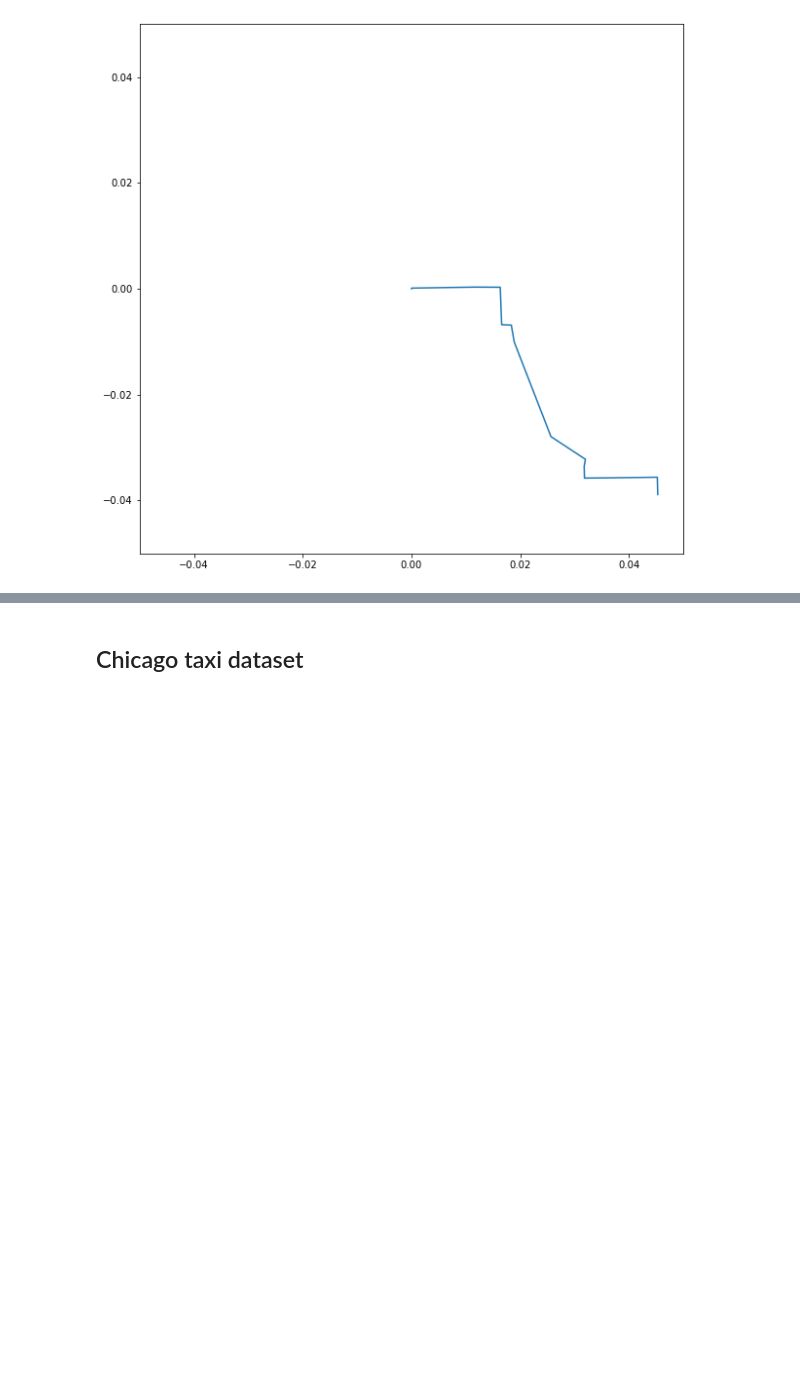
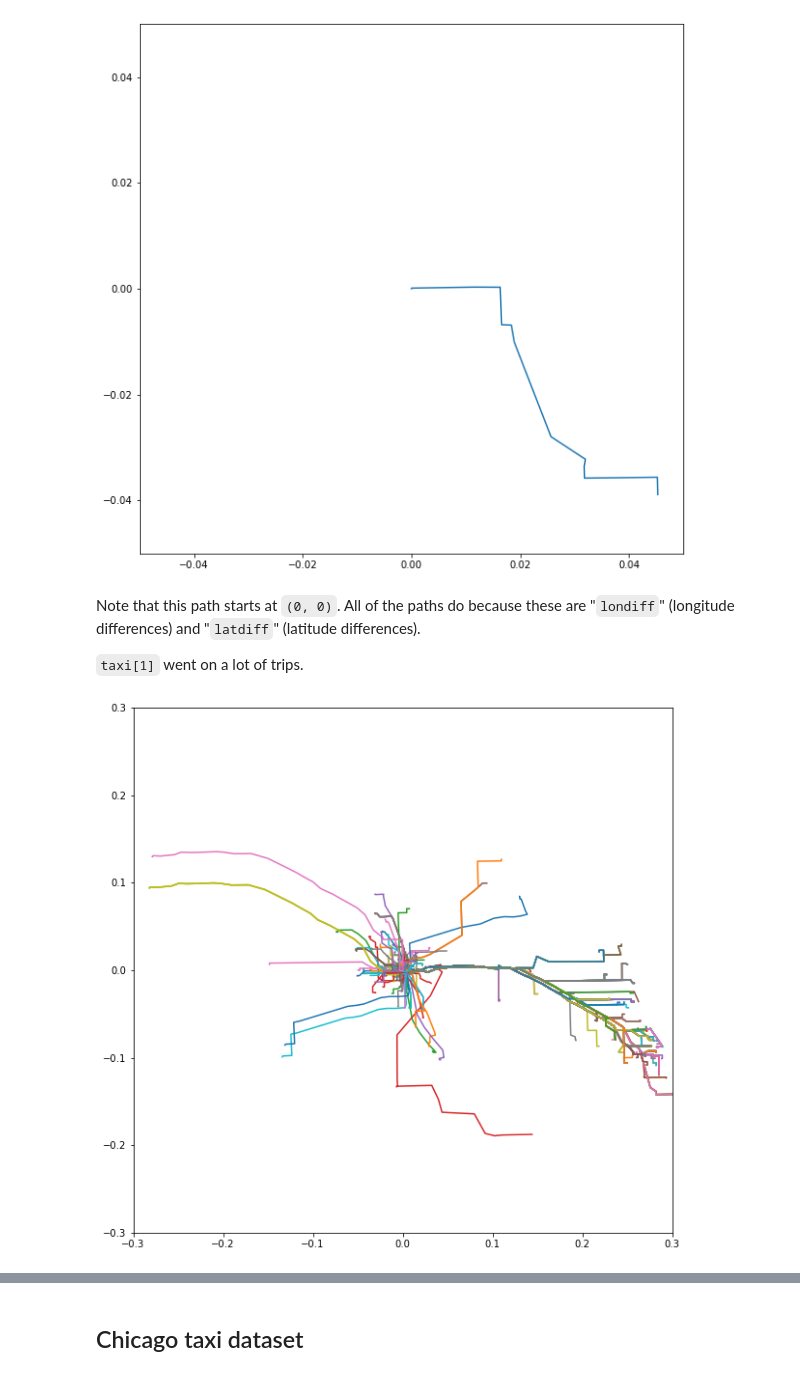
Before and after one commit to jpivarski-talks/2022-07-11-scipy-loopy-tutorial, a Jupyter notebook: exercises/exercise-4.ipynb, the cells around one changed output, grey strips where cells are left out. Drawn from its saved outputs; the diff is of its cells as text; code cells hidden in the pictures; blank space fills up the shorter version.

```diff
--- a/exercises/exercise-4.ipynb
+++ b/exercises/exercise-4.ipynb
@@ -167,3 +234,17 @@ ax.set_xlim(-0.05, 0.05);
 ax.set_ylim(-0.05, 0.05);
 # %% [output]
 [figure]
+# %% [markdown]
+Note that this path starts at `(0, 0)`. All of the paths do because these are "`londiff`" (longitude differences) and "`latdiff`" (latitude differences).
+
+`taxi[1]` went on a lot of trips.
+# %%
+fig, ax = plt.subplots(1, 1, figsize=(10, 10))
+
+for x in taxi[1]:
+    ax.plot(x.trip.path.londiff, x.trip.path.latdiff);
+
+ax.set_xlim(-0.3, 0.3);
+ax.set_ylim(-0.3, 0.3);
+# %% [output]
+[figure, added]
```
Also changed, not shown: parts of 57 cells of this notebook.
